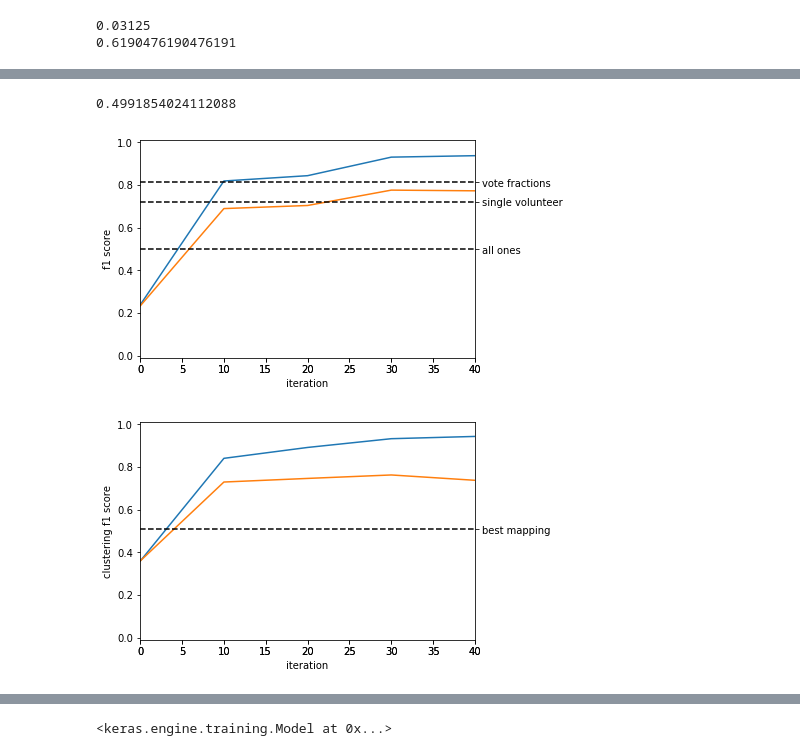
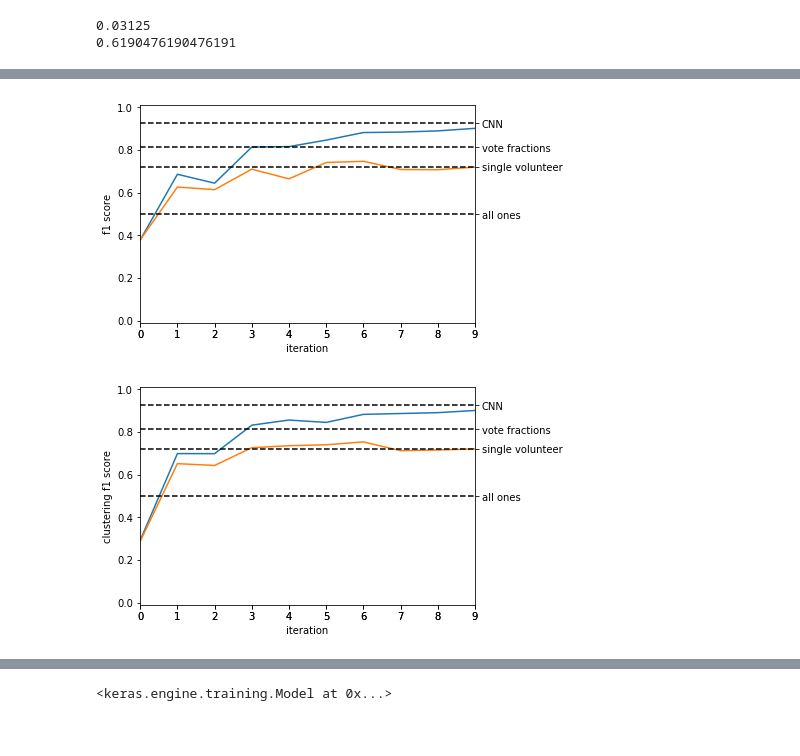
Before and after one commit to dwright04/machine_augmented_classification, a Jupyter notebook: notebooks/multitask_experiment_3pi.ipynb, the cells around one changed output, grey strips where cells are left out. Cells and saved outputs as stored; diff of their text form; code cells hidden in the pictures.

```diff
--- a/notebooks/multitask_experiment_3pi.ipynb
+++ b/notebooks/multitask_experiment_3pi.ipynb
@@ -273,5 +282,5 @@ y_valid_vote_fractions = vote_fractions_valid > 0.5
 # %%
-human_vote_fraction_benchmark = f1_score(y_valid, y_valid_vote_fractions)
+human_vote_fraction_benchmark = f1_score(y_test, y_test_vote_fractions)
 unavoidable_bias = 1 - f1_score(y_train, y_train_vote_fractions)
 # %%
 one_percent_fpr(y_train, y_train_vote_fractions, 0.01)
@@ -283,5 +292,5 @@ one_percent_fpr(y_train, y_train_vote_fractions, 0.01)
 # %%
-dec = MultitaskDEC(dims=[x_valid.shape[-1], 500, 500, 2000, 10], \
+dec = MultitaskDEC(dims=[x_train.shape[-1], 500, 500, 2000, 10], \
                    n_clusters=n_clusters, batch_size=batch_size)
 dec.initialize_model(optimizer=SGD(lr=lr, momentum=momentum),
                      ae_weights=ae_weights,
@@ -303,7 +312,8 @@ best_mapping_benchmark, _ = get_best_mapping(y_valid, dec.predict_clusters(x_val
 # %%
-y_pred, metrics_dict = dec.clustering(x_train, np_utils.to_categorical(y_train_vote_fractions), \
-                                      (x_valid, np_utils.to_categorical(y_valid)), \
-                                      pretrained_weights=dec_weights, maxiter=maxiter, \
-                                      alpha=K.variable(1.0), beta=K.variable(0.0), gamma=K.variable(0.0),  \
-                                      loss_weight_decay=False, update_interval=10)
+y_pred, metrics_dict, best_ite = dec.clustering(x_train, np_utils.to_categorical(y_train_vote_fractions), \
+                                               (x_train_dev, np_utils.to_categorical(y_train_dev_vote_fractions)), \
+                                               (x_valid, np_utils.to_categorical(y_valid)), \
+                                                pretrained_weights=dec_weights, maxiter=maxiter, \
+                                                alpha=K.variable(1.0), beta=K.variable(0.0), gamma=K.variable(1.0),  \
+                                                loss_weight_decay=False, update_interval=update_interval)
 # %% [output]
@@ -344,5 +356,0 @@ saving model:  [0.70526 0.70526 0.0681  0.30365]  ->  [0.38736 0.38736 0.09422 0
-# %%
-all_ones_benchmark = f1_score(y_valid, np.ones(y_valid.shape))
-print(all_ones_benchmark)
-# %% [output]
-0.4991854024112088
@@ -365,36 +375,43 @@ ax2.yaxis.set_label_position("right")
 ax2.plot(metrics_dict['iteration'], human_f1_benchmark*np.ones(np.array(metrics_dict['iteration']).shape), 'k--')
 ax2.plot(metrics_dict['iteration'], human_vote_fraction_benchmark*np.ones(np.array(metrics_dict['iteration']).shape), 'k--')
 ax2.plot(metrics_dict['iteration'], all_ones_benchmark*np.ones(np.array(metrics_dict['iteration']).shape), 'k--')
+ax2.plot(metrics_dict['iteration'], threepi_cnn_test_f1_benchmark*np.ones(np.array(metrics_dict['iteration']).shape), 'k--')
 ax2.set_xlim(0,metrics_dict['iteration'][-1])
 ax2.set_ylim(-0.01,1.01)
-ax2.set_yticks([all_ones_benchmark, human_f1_benchmark, human_vote_fraction_benchmark])
-ax2.set_yticklabels(['all ones', 'single volunteer', 'vote fractions'])
+ax2.set_yticks([all_ones_benchmark, human_f1_benchmark, human_vote_fraction_benchmark, threepi_cnn_test_f1_benchmark])
+ax2.set_yticklabels(['all ones', 'single volunteer', 'vote fractions', 'CNN'])
 plt.legend(loc='lower center')
 plt.show()
 # %% [output]
-[figure, old version]
+[figure, new version]
 # %%
 fig = plt.figure()
 ax1 = fig.add_subplot(111)
 ax1.plot(metrics_dict['iteration'], metrics_dict['train_f1c'], label='train')
 ax1.plot(metrics_dict['iteration'], metrics_dict['valid_f1c'], label='validation')
 ax1.set_xlim(0,metrics_dict['iteration'][-1])
 ax1.set_ylim(-0.01,1.01)
 ax1.set_xlabel('iteration')
 ax1.set_ylabel('clustering f1 score')
 
 ax2 = fig.add_subplot(111, sharex=ax1, frameon=False)
 ax2.yaxis.tick_right()
 ax2.yaxis.set_label_position("right")
-ax2.plot(metrics_dict['iteration'], best_mapping_benchmark*np.ones(np.array(metrics_dict['iteration']).shape), 'k--')
+#ax2.plot(metrics_dict['iteration'], best_mapping_benchmark*np.ones(np.array(metrics_dict['iteration']).shape), 'k--')
+ax2.plot(metrics_dict['iteration'], human_f1_benchmark*np.ones(np.array(metrics_dict['iteration']).shape), 'k--')
+ax2.plot(metrics_dict['iteration'], human_vote_fraction_benchmark*np.ones(np.array(metrics_dict['iteration']).shape), 'k--')
+ax2.plot(metrics_dict['iteration'], all_ones_benchmark*np.ones(np.array(metrics_dict['iteration']).shape), 'k--')
+ax2.plot(metrics_dict['iteration'], threepi_cnn_test_f1_benchmark*np.ones(np.array(metrics_dict['iteration']).shape), 'k--')
 ax2.set_xlim(0,metrics_dict['iteration'][-1])
 ax2.set_ylim(-0.01,1.01)
-ax2.set_yticks([best_mapping_benchmark])
-ax2.set_yticklabels(['best mapping'])
+#ax2.set_yticks([all_ones_benchmark, best_mapping_benchmark, human_f1_benchmark, human_vote_fraction_benchmark, threepi_cnn_test_f1_benchmark])
+ax2.set_yticks([all_ones_benchmark, human_f1_benchmark, human_vote_fraction_benchmark, threepi_cnn_test_f1_benchmark])
+#ax2.set_yticklabels(['all ones', 'best mapping', 'single volunteer', 'vote fractions', 'CNN'])
+ax2.set_yticklabels(['all ones', 'single volunteer', 'vote fractions', 'CNN'])
 plt.legend(loc='lower center')
 plt.show()
 # %% [output]
-[figure, old version]
+[figure, new version]
 # %%
 plt.plot(metrics_dict['iteration'], metrics_dict['train_fom'], label='train')
 plt.plot(metrics_dict['iteration'], metrics_dict['valid_fom'], label='validation')
```
Also changed, not shown: parts of 54 cells of this notebook.
